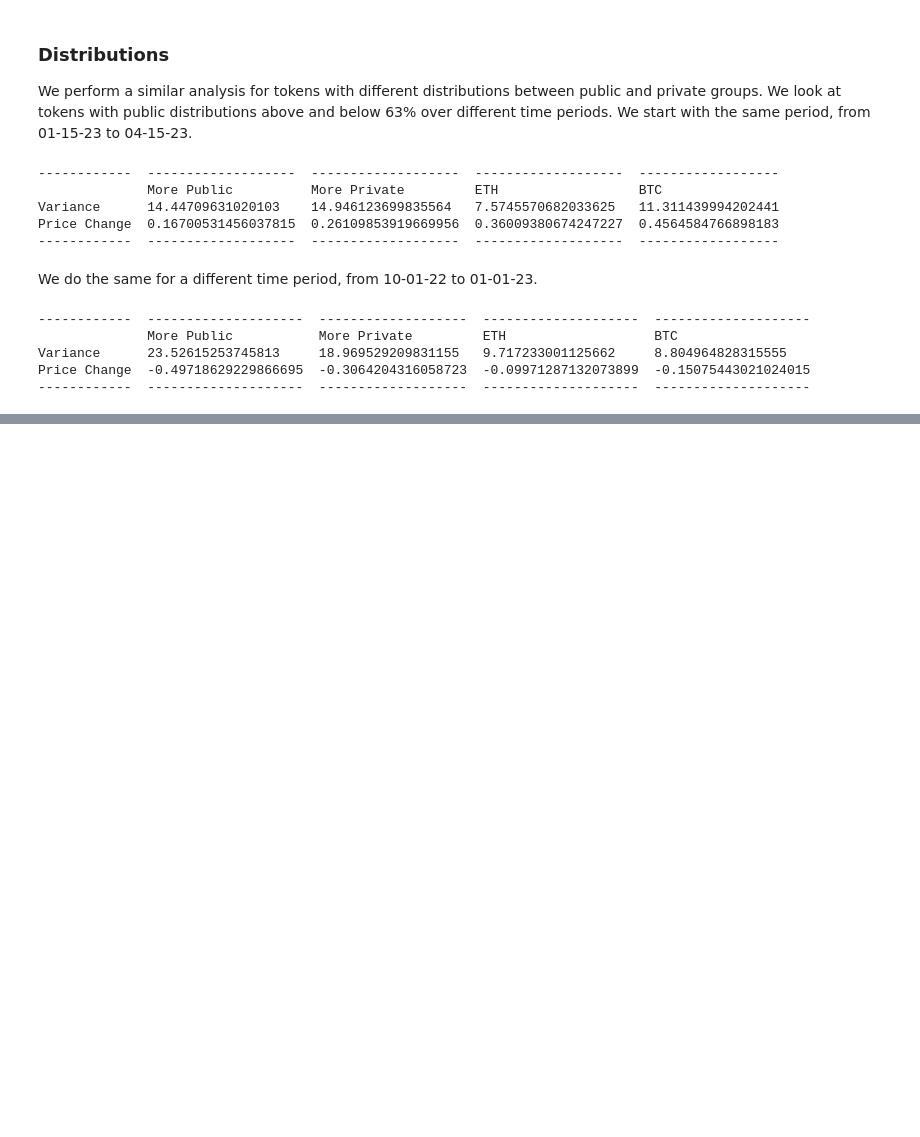
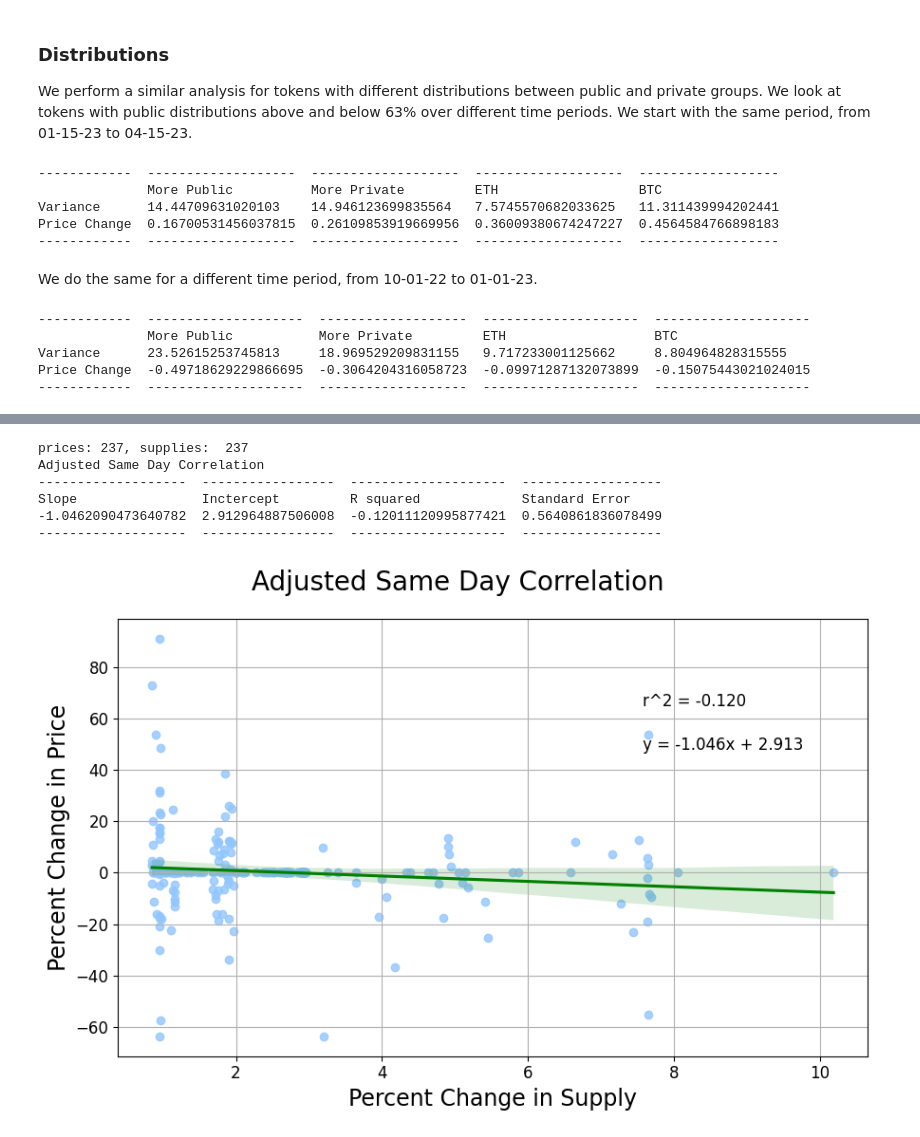
Before and after one commit to 6th-Man-Ventures/token-vesting, a Jupyter notebook: analysis.ipynb, the cells around one changed output, grey strips where cells are left out. Drawn from its saved outputs; the diff is of its cells as text; code cells hidden in the pictures; blank space fills up the shorter version.

```diff
--- a/analysis.ipynb
+++ b/analysis.ipynb
@@ -414,0 +476,16 @@ Price Change  -0.49718629229866695  -0.3064204316058723  -0.09971287132073899  -
+# %%
+WINDOW = 0
+PRICE_THRESHOLD = (-math.inf, math.inf)
+SUPPLY_THRESHOLD = (.85, 20)
+
+prices, supplies = process_price_supply_lists(private_beta_adj, WINDOW, SUPPLY_THRESHOLD)
+
+supply_price_chart(prices, supplies, "Adjusted Same Day Correlation")
+# %% [output]
+prices: 237, supplies:  237
+Adjusted Same Day Correlation
+-------------------  -----------------  --------------------  ------------------
+Slope                Inctercept         R squared             Standard Error
+-1.0462090473640782  2.912964887506008  -0.12011120995877421  0.5640861836078499
+-------------------  -----------------  --------------------  ------------------
+[figure, added]
```
Also changed, not shown: parts of 16 cells of this notebook, 8 other files.
